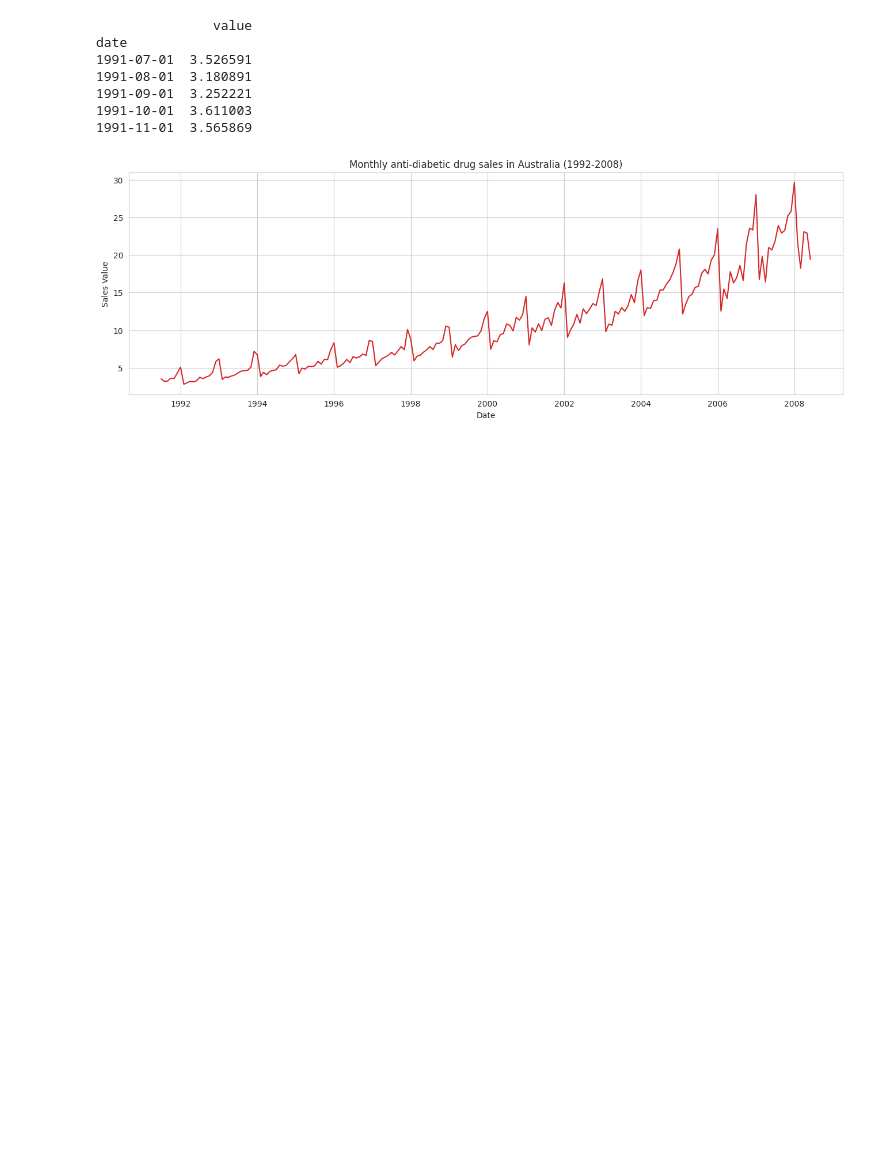
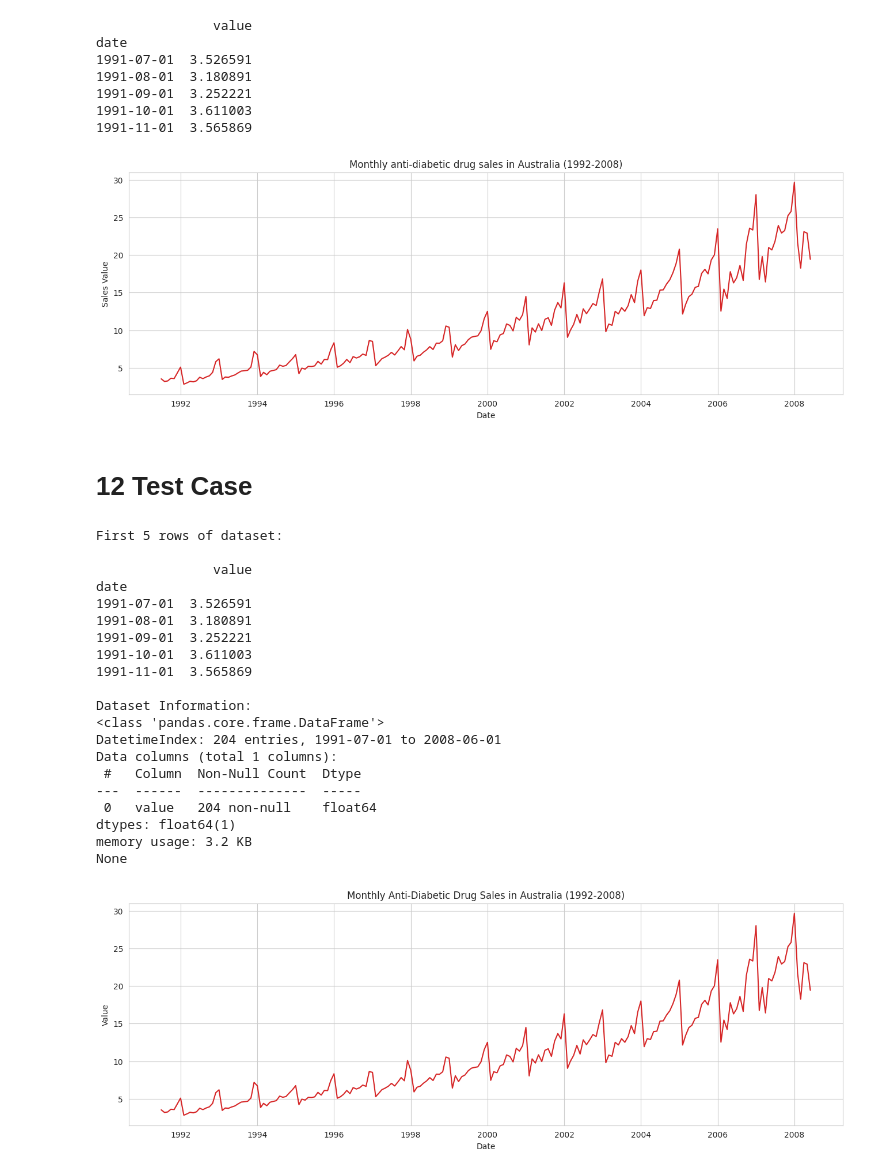
Before and after one commit to mdashrafresearch/911124243058-Sem4, a Jupyter notebook: FDSA.ipynb, the cells around one changed output. Drawn from its saved outputs; the diff is of its cells as text; code cells hidden in the pictures; blank space fills up the shorter version.

```diff
--- a/FDSA.ipynb
+++ b/FDSA.ipynb
@@ -1452,3 +1574,71 @@ date
 1991-10-01  3.611003
 1991-11-01  3.565869
 [figure]
+# %% [markdown]
+#  12 Test Case
+# %%
+from dateutil.parser import parse
+import matplotlib.pyplot as plt
+import seaborn as sns
+import numpy as np
+import pandas as pd
+
+plt.rcParams.update({'figure.figsize': (10, 7), 'figure.dpi': 120})
+sns.set_style('whitegrid')
+
+df = pd.read_csv(
+    'https://raw.githubusercontent.com/selva86/datasets/master/a10.csv',
+    parse_dates=['date'],
+    index_col='date'
+)
+
+print("First 5 rows of dataset:\n")
+print(df.head())
+print("\nDataset Information:")
+print(df.info())
+
+def plot_df(df, x, y, title="", xlabel='Date', ylabel='Value', dpi=100):
+    plt.figure(figsize=(16, 5), dpi=dpi)
+    plt.plot(x, y, color='tab:red')
+    plt.title(title)
+    plt.xlabel(xlabel)
+    plt.ylabel(ylabel)
+    plt.show()
+
+plot_df(
+    df,
+    x=df.index,
+    y=df.value,
+    title='Monthly Anti-Diabetic Drug Sales in Australia (1992-2008)'
+)
+
+df_market = pd.read_csv(
+    'https://raw.githubusercontent.com/selva86/datasets/master/MarketArrivals.csv'
+)
+
+df_mumbai = df_market.loc[df_market.market == 'MUMBAI', :]
+print("\nFirst 5 rows of Mumbai Market Data:\n")
+print(df_mumbai.head())
+print("\nNumber of records for Mumbai market:", len(df_mumbai))
+# %% [output]
+First 5 rows of dataset:
+
+               value
+date
+1991-07-01  3.526591
+1991-08-01  3.180891
+1991-09-01  3.252221
+1991-10-01  3.611003
+1991-11-01  3.565869
+
+Dataset Information:
+<class 'pandas.core.frame.DataFrame'>
+DatetimeIndex: 204 entries, 1991-07-01 to 2008-06-01
+Data columns (total 1 columns):
+ #   Column  Non-Null Count  Dtype
+---  ------  --------------  -----
+ 0   value   204 non-null    float64
+dtypes: float64(1)
+memory usage: 3.2 KB
+None
+[figure, added]
```
Also changed, not shown: parts of 3 cells of this notebook.
